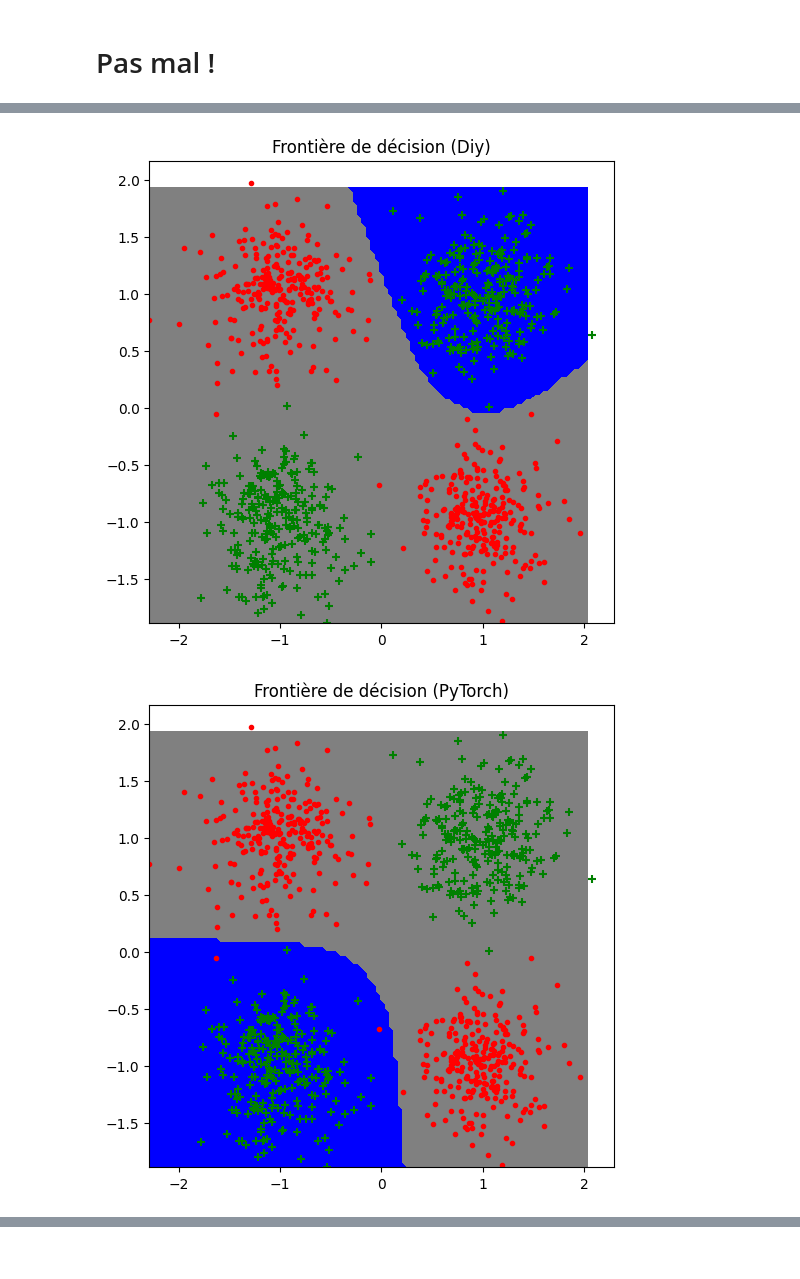
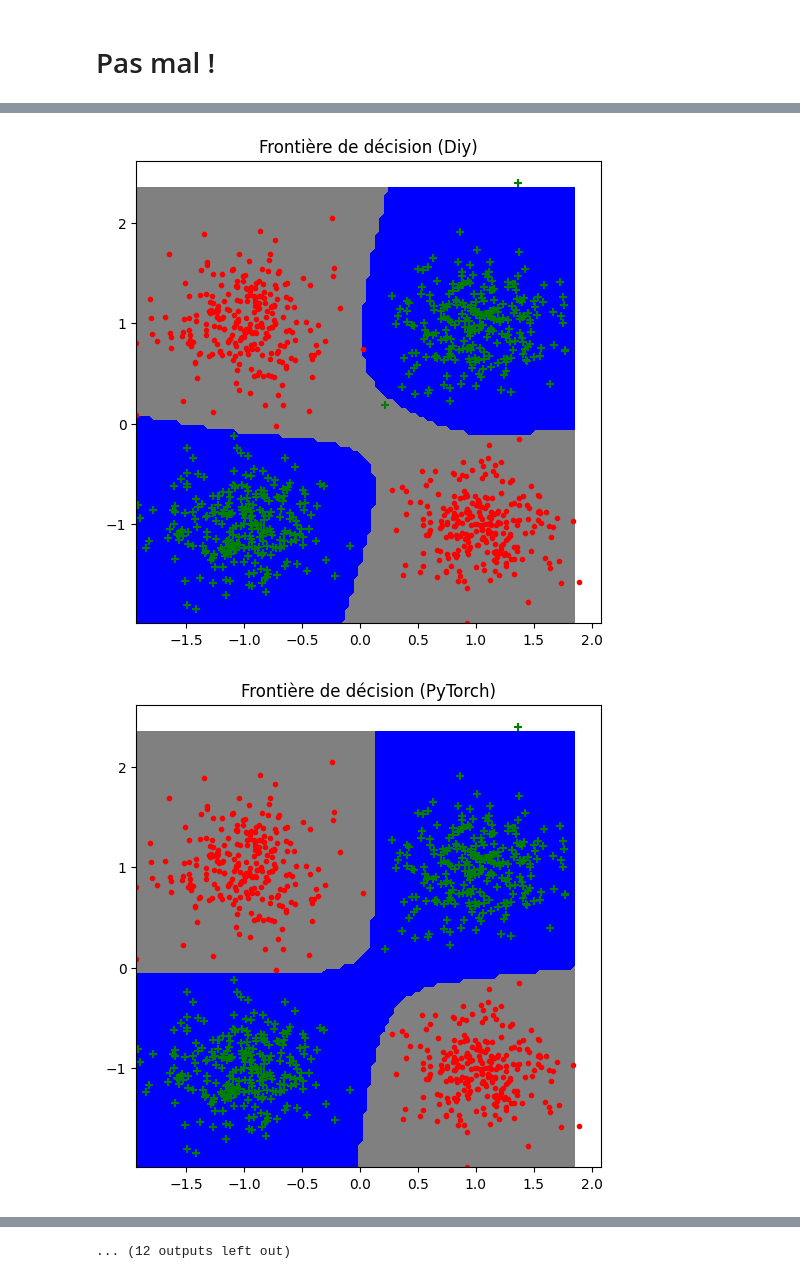
Before and after one commit to antothl/Neural-Networks-DIY, a Jupyter notebook: src/test_sequentiel.ipynb, the cells around one changed output, grey strips where cells are left out. Saved outputs shown, nothing was run; the diff lists cells and outputs as text; code cells hidden in the pictures.

```diff
--- a/src/test_sequentiel.ipynb
+++ b/src/test_sequentiel.ipynb
@@ -28,18 +28,13 @@ def train_nn(X, y, model, loss, epochs=1000, lr=0.01, batch_size=32, verbose=Tru
             epoch_loss += batch_loss * X_batch.shape[0] / n_samples
 
             model.zero_grad()
-
             model.backward(X_batch, y_batch, loss)
-
             model.update_parameters(lr)
 
         losses.append(epoch_loss)
 
         if verbose and epoch % 100 == 0:
-            # Calcul de l'accuracy
-            y_pred_all = model.forward(X)
-            accuracy = np.mean((y_pred_all > 0.5) == y)
-            print(f"Epoch {epoch}: Loss = {epoch_loss:.4f}, Accuracy = {accuracy:.4f}")
+            print(f"Epoch {epoch}: Loss = {epoch_loss:.4f}")
 
     return losses, model
 # %%
@@ -55,7 +50,8 @@ network = Sequentiel(
 
 for i in [0,1,2]:
     datax, datay = gen_arti(data_type=i, epsilon=0.1)
-    datay = datay.reshape(-1, 1)
+    datay = np.where(datay==-1,0,1).reshape((-1,1))
+
 
     model = network
     loss = MSELoss()
@@ -175,9 +171,9 @@ import matplotlib.pyplot as plt
 network = Sequentiel(
     Linear(2, 5),
     TanH(),
-    Linear(5, 5),
+    Linear(5, 10),
     TanH(),
-    Linear(5, 5),
+    Linear(10, 5),
     TanH(),
     Linear(5, 1),
     Sigmoide()
@@ -190,9 +186,9 @@ class PyTorchNN(nn.Module):
         self.model = nn.Sequential(
             nn.Linear(2, 5),
             nn.Tanh(),
-            nn.Linear(5, 5),
+            nn.Linear(5, 10),
             nn.Tanh(),
-            nn.Linear(5, 5),
+            nn.Linear(10, 5),
             nn.Tanh(),
             nn.Linear(5, 1),
             nn.Sigmoid()
@@ -224,7 +220,8 @@ def train_pytorch_nn(X, Y, model, loss_fn, optimizer, epochs=500, batch_size=32)
 
 for i in [0, 1, 2]:
     datax, datay = gen_arti(data_type=i, epsilon=0.1)
-    datay = datay.reshape(-1, 1)
+    datay = np.where(datay==-1,0,1).reshape((-1,1))
+
 
     model_diy = network
     loss_diy = MSELoss()
@@ -255,4 +252,40 @@ for i in [0, 1, 2]:
     plot_data(datax, datay)
     plt.title("Frontière de décision (PyTorch)")
     plt.show()
+
+
+for i in [0, 1, 2]:
+    datax, datay = gen_arti2(data_type=i, epsilon=0.1)
+
+    #Modèle DIY
+    model_diy = network
+    loss_diy = MSELoss()
+    losses_diy, trained_model_diy = train_nn(datax, datay, model_diy, loss_diy, epochs=500, lr=0.01, batch_size=64)
+
+    # Modèle PyTorch
+    model_torch = PyTorchNN()
+    loss_torch = nn.MSELoss()
+    optimizer = optim.Adam(model_torch.parameters(), lr=0.01)
+    losses_torch, trained_model_torch = train_pytorch_nn(datax, datay, model_torch, loss_torch, optimizer, epochs=500, batch_size=64)
+
+    plt.figure(figsize=(12, 5))
+    plt.plot(losses_diy, label="MSE Loss (DIY)")
+    plt.plot(losses_torch, label="MSE Loss (PyTorch)", linestyle="dashed")
+    plt.xlabel("Itérations")
+    plt.ylabel("Coût")
+    plt.title("Comparaison de l'évolution de la MSE")
+    plt.legend()
+    plt.show()
+
+    plt.figure(figsize=(6, 6))
+    plot_frontiere(datax, lambda x: np.round(trained_model_diy.forward(x)), step=100)
+    plot_data(datax, datay)
+    plt.title("Frontière de décision (Diy)")
+    plt.show()
+
+    plt.figure(figsize=(6, 6))
+    plot_frontiere(datax, lambda x: np.round(trained_model_torch(torch.tensor(x, dtype=torch.float32)).detach().numpy()), step=100)
+    plot_data(datax, datay)
+    plt.title("Frontière de décision (PyTorch)")
+    plt.show()
 # %% [output]
@@ -273,2 +306,2 @@ Epoch 400: Loss = 0.7521
-[figure, old version]
+[figure, new version]
-[figure, old version]
+[figure, new version]
@@ -283,3 +316,4 @@ Epoch 400: Loss = 0.9890
+... (12 outputs left out)
 # %%
 import numpy as np
 
```
Also changed, not shown: parts of 4 cells of this notebook, 12 other files.
